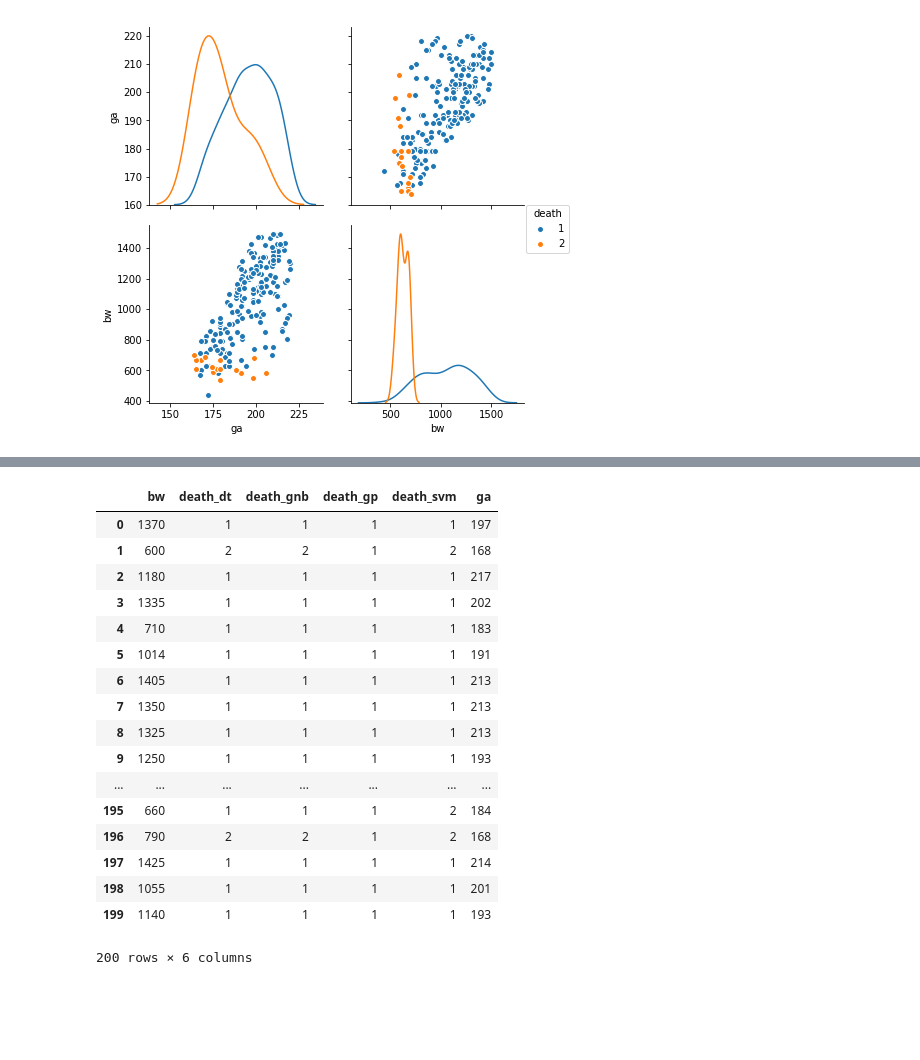
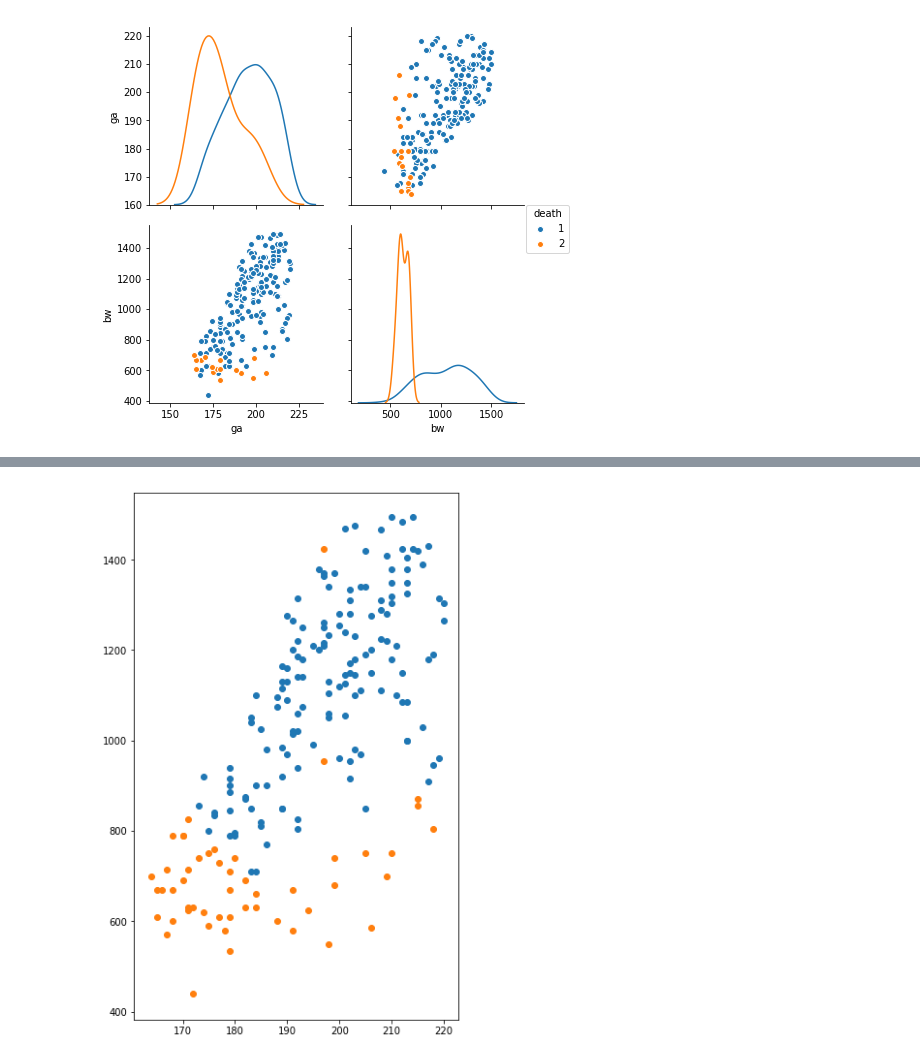
Before and after one commit to MaximilianProll/statgen, a Jupyter notebook: notebook.ipynb, the cells around one changed output, grey strips where cells are left out. Saved outputs shown, nothing was run; the diff lists cells and outputs as text; code cells hidden in the pictures; blank space fills up the shorter version.

```diff
--- a/notebook.ipynb
+++ b/notebook.ipynb
@@ -237,25 +242,14 @@ plt.show()
 # %%
-pred = pd.DataFrame(data={#'patientid':test_set['patientid'].as_matrix(),
+pred = pd.DataFrame(data={'patientid':test_set['patientid'].as_matrix(),
                              'ga':test_set['ga'].as_matrix(), 'bw':test_set['bw'].as_matrix()
     , 'death_dt':dt_pred['death'], 'death_svm':svm_pred['death']
     , 'death_gnb':gnb_pred['death'], 'death_gp':gp_pred['death']})
-pred
+
+died = pred.loc[(pred['death_dt'] == 2) | (pred['death_svm']==2) | (pred['death_gp'] == 2) | (pred['death_gnb']==2)]
+survived = pred.loc[(pred['death_dt'] == 1) & (pred['death_svm']==1) & (pred['death_gp'] == 1) & (pred['death_gnb'] == 1)]
+plt.figure(figsize=(6,10))
+plt.scatter(survived['ga'], survived['bw'])
+plt.scatter(died['ga'], died['bw'])
+plt.show()
 # %% [output]
-|  | bw | death_dt | death_gnb | death_gp | death_svm | ga |
-| 0 | 1370 | 1 | 1 | 1 | 1 | 197 |
-| 1 | 600 | 2 | 2 | 1 | 2 | 168 |
-| 2 | 1180 | 1 | 1 | 1 | 1 | 217 |
-| 3 | 1335 | 1 | 1 | 1 | 1 | 202 |
-| 4 | 710 | 1 | 1 | 1 | 1 | 183 |
-| 5 | 1014 | 1 | 1 | 1 | 1 | 191 |
-| 6 | 1405 | 1 | 1 | 1 | 1 | 213 |
-| 7 | 1350 | 1 | 1 | 1 | 1 | 213 |
-| 8 | 1325 | 1 | 1 | 1 | 1 | 213 |
-| 9 | 1250 | 1 | 1 | 1 | 1 | 193 |
-| ... | ... | ... | ... | ... | ... | ... |
-| 195 | 660 | 1 | 1 | 1 | 2 | 184 |
-| 196 | 790 | 2 | 2 | 1 | 2 | 168 |
-| 197 | 1425 | 1 | 1 | 1 | 1 | 214 |
-| 198 | 1055 | 1 | 1 | 1 | 1 | 201 |
-| 199 | 1140 | 1 | 1 | 1 | 1 | 193 |
-200 rows × 6 columns
+[figure, added]
```
Also changed, not shown: parts of 6 cells of this notebook, 6 other files.
